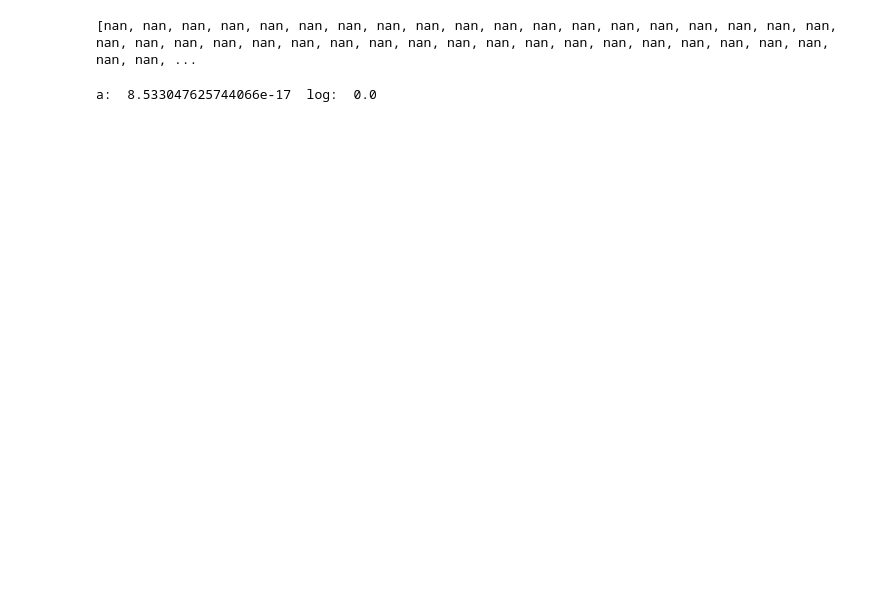
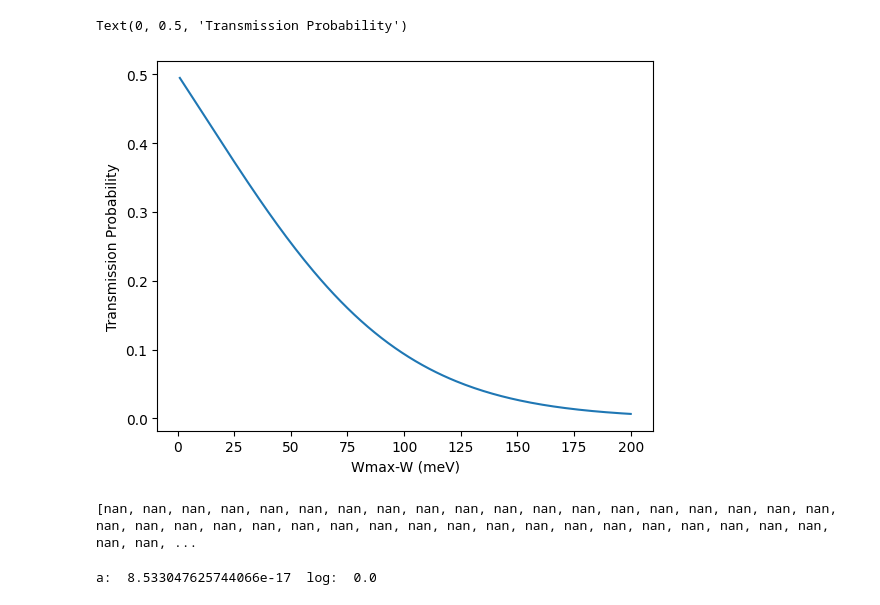
Before and after one commit to GitTurtleDone/SBDRevereCurrentFit, a Jupyter notebook: SBDReverseCurrentFit1.ipynb, the cells around one changed output. Drawn from its saved outputs; the diff is of its cells as text; code cells hidden in the pictures; blank space fills up the shorter version.

```diff
--- a/SBDReverseCurrentFit1.ipynb
+++ b/SBDReverseCurrentFit1.ipynb
@@ -97,0 +95,3 @@ Text(0, 0.5, 'Current Density (A/cm2)')
+# %%
+arrDelW = np.linspace(0.001, 0.2, 200) # array of different in eV from the top of the potential
+arrProb = [(fProb(fEmax(1,-250,aSta)-delW,1,-250, aSta)) for delW in arrDelW]
@@ -98,3 +116,12 @@ Text(0, 0.5, 'Current Density (A/cm2)')
+# %%
+fig, ax = plt.subplots()
+ax.plot(arrDelW*1e3, arrProb)
+ax.set_yscale('linear')
+plt.xlabel("Wmax-W (meV)")
+plt.ylabel("Transmission Probability")
+# %% [output]
+Text(0, 0.5, 'Transmission Probability')
+[figure, new version]
 # %%
 
 with open("F01BH1p10OptDC.csv", "w", newline="") as csvfile:
```
Also changed, not shown: parts of 12 cells of this notebook, 4 other files.
